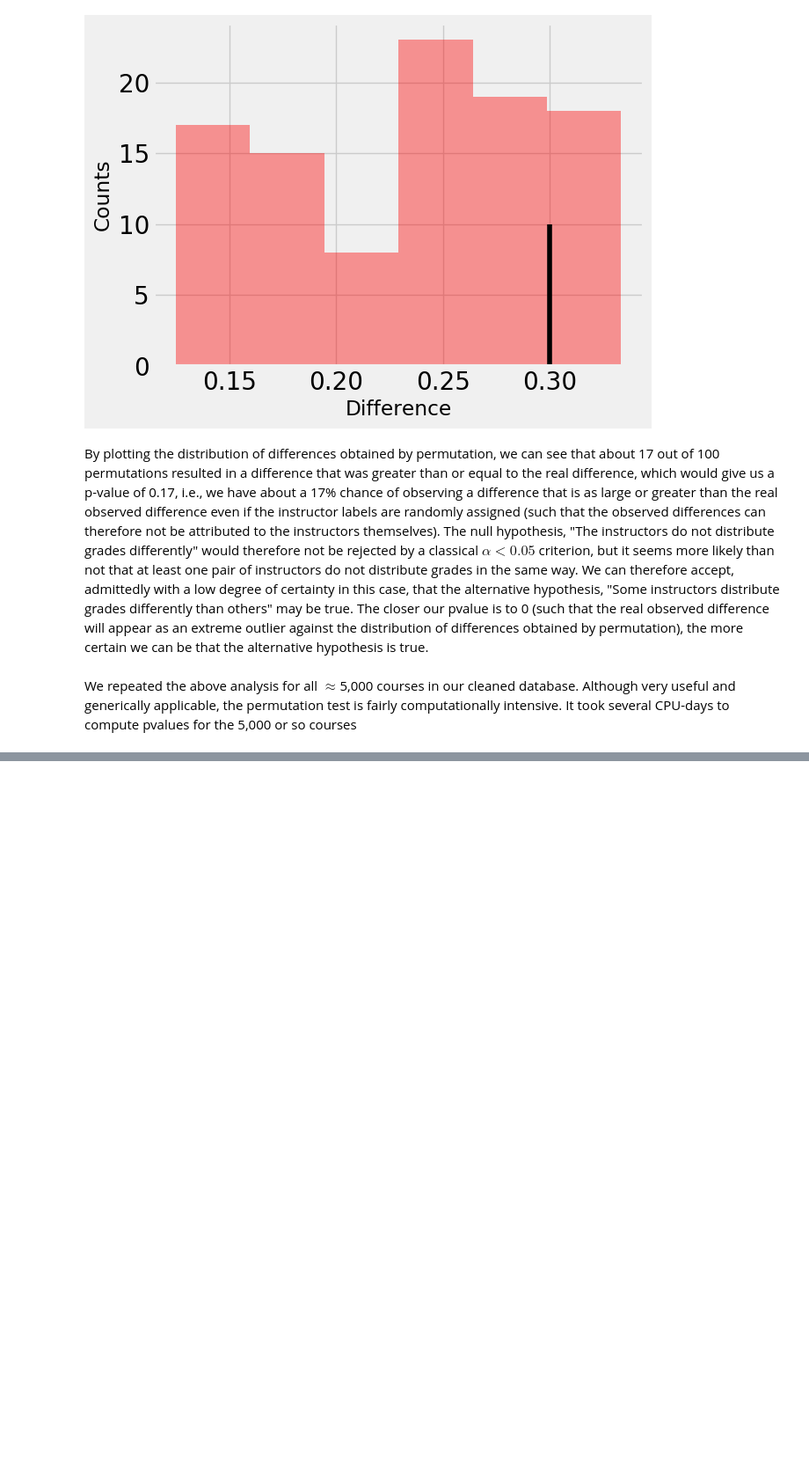
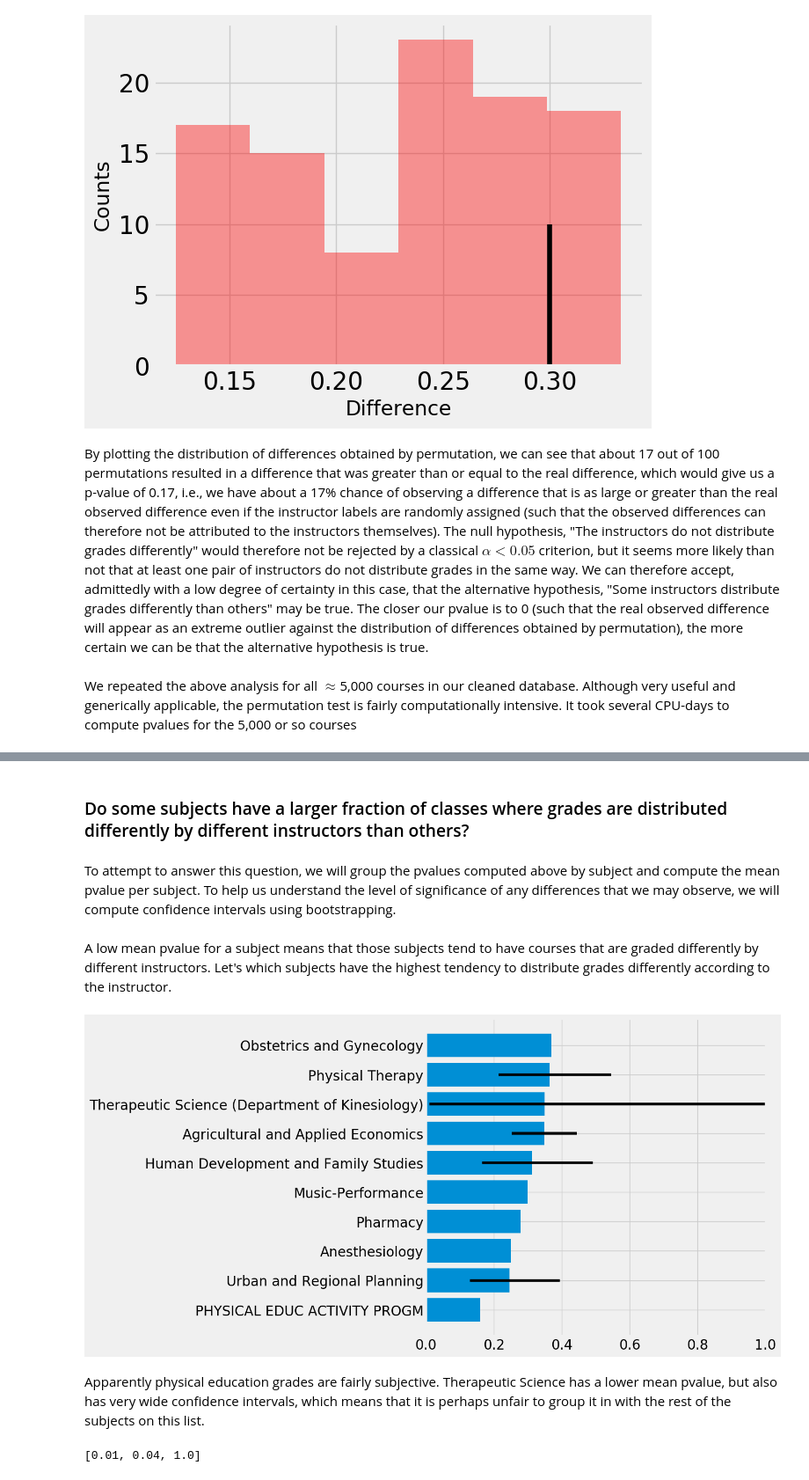
Before and after one commit to npschafer/mod3-project, a Jupyter notebook: final_notebook.ipynb, the cells around one changed output, grey strips where cells are left out. Shown at 88% size. Saved outputs shown, nothing was run; the diff lists cells and outputs as text; code cells hidden in the pictures; blank space fills up the shorter version.

```diff
--- a/final_notebook.ipynb
+++ b/final_notebook.ipynb
@@ -316,0 +317,20 @@ We repeated the above analysis for all $\approx$5,000 courses in our cleaned dat
+# %%
+results = pickle.load(open("all_pvalues_100.pkl", 'rb'))
+# %% [markdown]
+### Do some subjects have a larger fraction of classes where grades are distributed differently by different instructors than others?
+# %% [markdown]
+To attempt to answer this question, we will group the pvalues computed above by subject and compute the mean pvalue per subject. To help us understand the level of significance of any differences that we may observe, we will compute confidence intervals using bootstrapping.
+# %%
+pvalue_by_subject_dict = get_pvalues_by_subject(df, results)
+# %% [markdown]
+A low mean pvalue for a subject means that those subjects tend to have courses that are graded differently by different instructors. Let's which subjects have the highest tendency to distribute grades differently according to the instructor.
+# %%
+plot_pvalues_by_subject_with_confidence_intervals(pvalue_by_subject_dict, num_to_plot=10)
+# %% [output]
+[figure, added]
+# %% [markdown]
+Apparently physical education grades are fairly subjective. Therapeutic Science has a lower mean pvalue, but also has very wide confidence intervals, which means that it is perhaps unfair to group it in with the rest of the subjects on this list.
+# %%
+pvalue_by_subject_dict["Therapeutic Science (Department of Kinesiology)"]
+# %% [output]
+[0.01, 0.04, 1.0]
```
Also changed, not shown: parts of 9 cells of this notebook, 4 other files.
